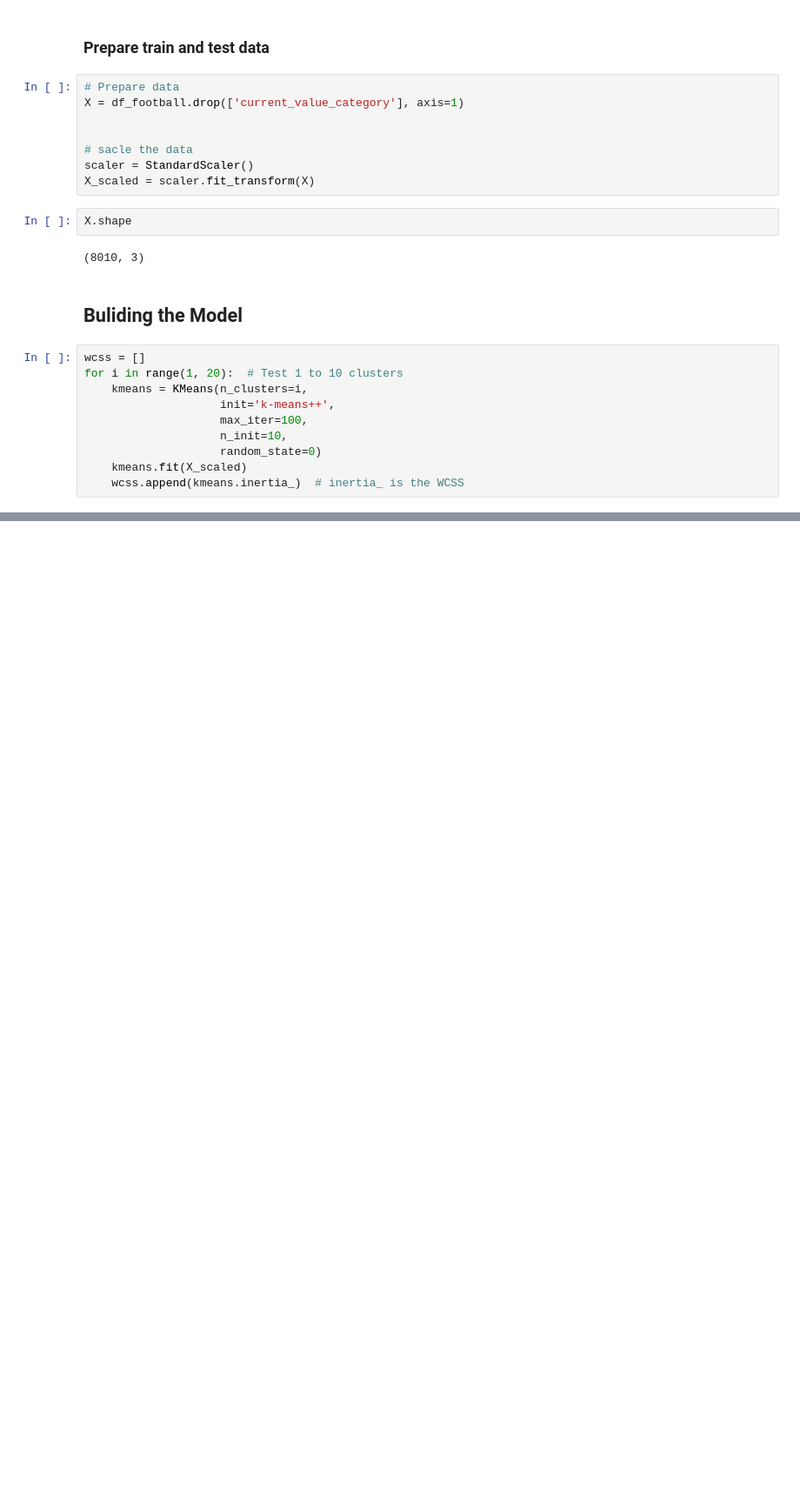
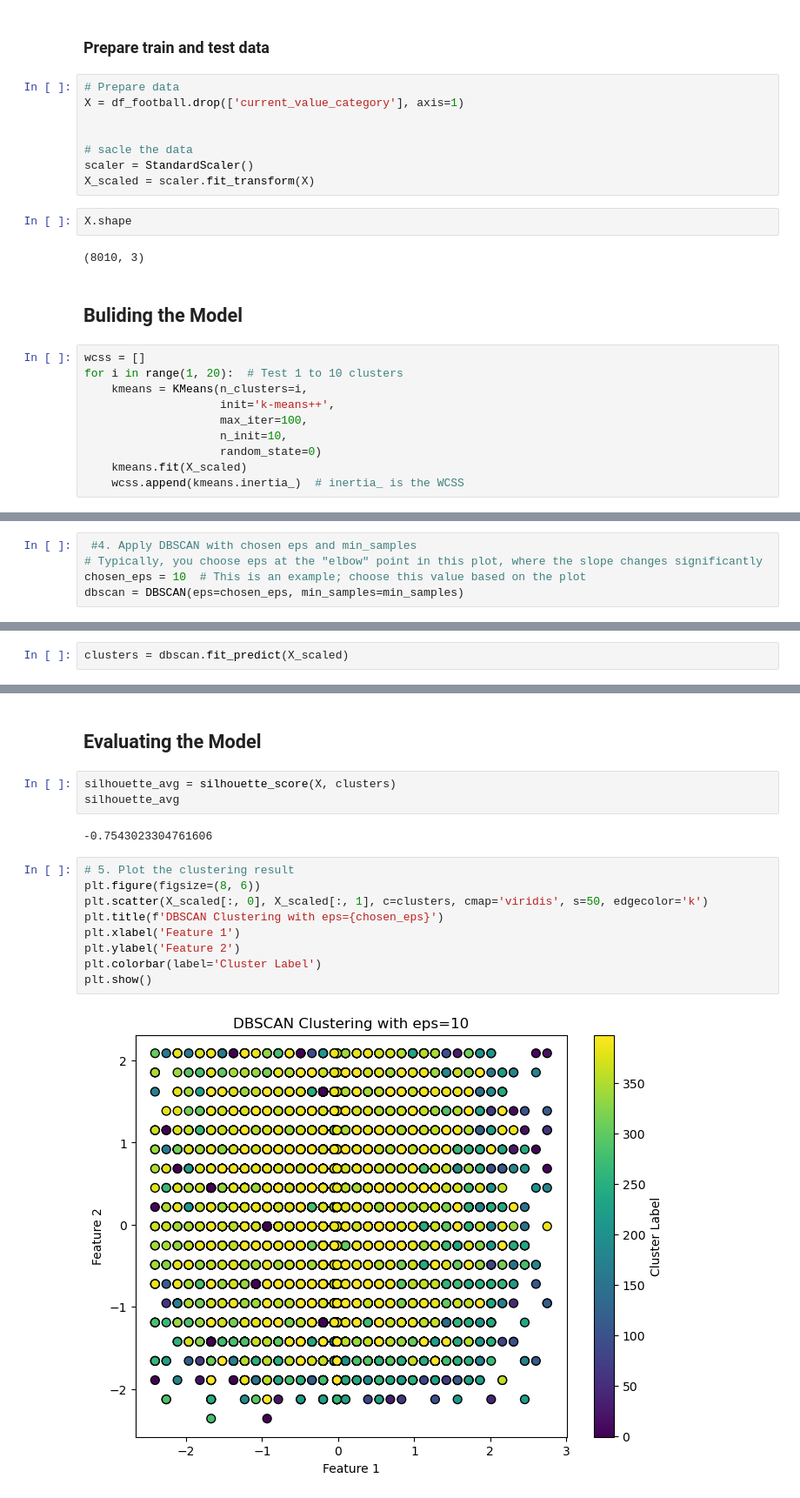
Before and after one commit to pylena/Usecase-7, a Jupyter notebook: K-means.ipynb, the cells around one changed output, grey strips where cells are left out. Shown at 87% size. Cells and saved outputs as stored; diff of their text form; blank space fills up the shorter version.

```diff
--- a/K-means.ipynb
+++ b/K-means.ipynb
@@ -435,0 +529,5 @@ for i in range(1, 20):  # Test 1 to 10 clusters
+# %%
+ #4. Apply DBSCAN with chosen eps and min_samples
+# Typically, you choose eps at the "elbow" point in this plot, where the slope changes significantly
+chosen_eps = 10  # This is an example; choose this value based on the plot
+dbscan = DBSCAN(eps=chosen_eps, min_samples=min_samples)
@@ -435,0 +536,2 @@ for i in range(1, 20):  # Test 1 to 10 clusters
+# %%
+clusters = dbscan.fit_predict(X_scaled)
@@ -435,0 +553,18 @@ for i in range(1, 20):  # Test 1 to 10 clusters
+# %% [markdown]
+## Evaluating the Model
+# %%
+silhouette_avg = silhouette_score(X, clusters)
+silhouette_avg
+# %% [output]
+-0.7543023304761606
+# %%
+# 5. Plot the clustering result
+plt.figure(figsize=(8, 6))
+plt.scatter(X_scaled[:, 0], X_scaled[:, 1], c=clusters, cmap='viridis', s=50, edgecolor='k')
+plt.title(f'DBSCAN Clustering with eps={chosen_eps}')
+plt.xlabel('Feature 1')
+plt.ylabel('Feature 2')
+plt.colorbar(label='Cluster Label')
+plt.show()
+# %% [output]
+[figure, added]
```
Also changed, not shown: parts of 19 cells of this notebook.
